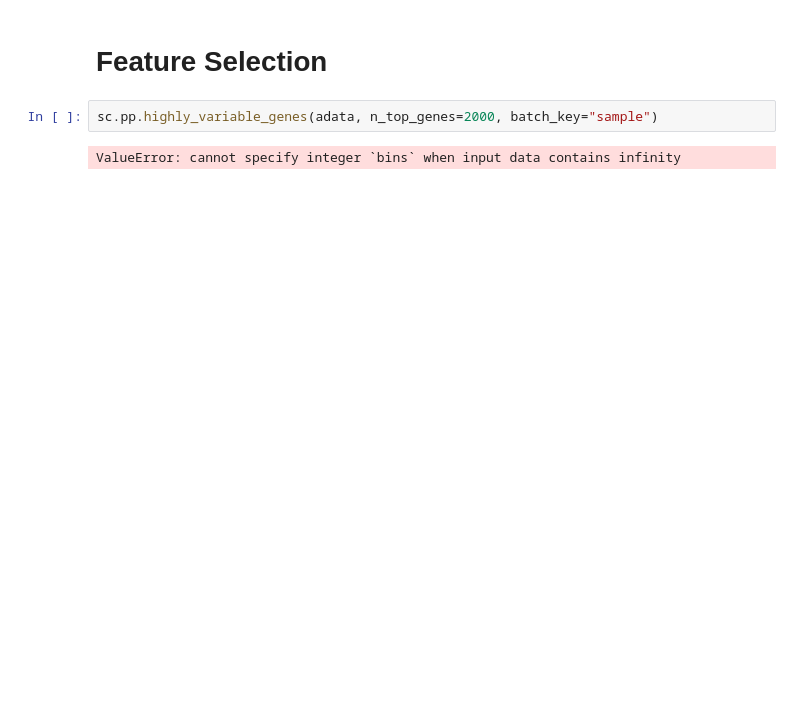
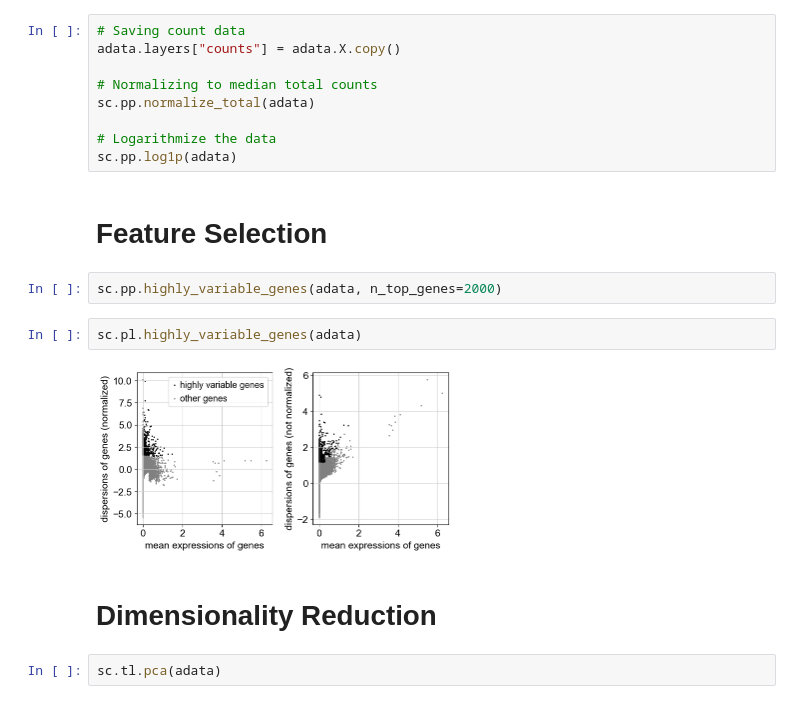
Before and after one commit to ischrack/ML-4T1-Parse-scRNAseq, a Jupyter notebook: Codes/ML-Pipeline_4T1-scRNA-Parsev3DropSeq-Integrated.ipynb, the cells around one changed output. Cells and saved outputs as stored; diff of their text form; blank space fills up the shorter version.

```diff
--- a/Codes/ML-Pipeline_4T1-scRNA-Parsev3DropSeq-Integrated.ipynb
+++ b/Codes/ML-Pipeline_4T1-scRNA-Parsev3DropSeq-Integrated.ipynb
@@ -270,6 +272,21 @@ adata.shape # Checking number of cells remaining
+# %%
+# Saving count data
+adata.layers["counts"] = adata.X.copy()
+
+# Normalizing to median total counts
+sc.pp.normalize_total(adata)
+
+# Logarithmize the data
+sc.pp.log1p(adata)
 # %% [markdown]
 # Feature Selection
 # %%
-sc.pp.highly_variable_genes(adata, n_top_genes=2000, batch_key="sample")
+sc.pp.highly_variable_genes(adata, n_top_genes=2000)
-# %% [output]
-ValueError: cannot specify integer `bins` when input data contains infinity
+# %%
+sc.pl.highly_variable_genes(adata)
+# %% [output]
+[figure, added]
+# %% [markdown]
+# Dimensionality Reduction
+# %%
+sc.tl.pca(adata)
```
Also changed, not shown: parts of 3 cells of this notebook.
